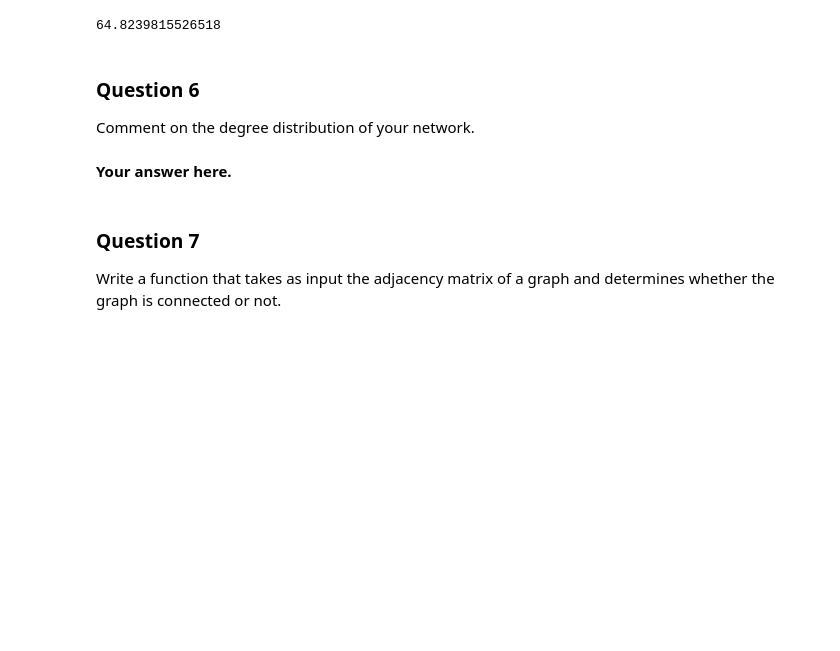
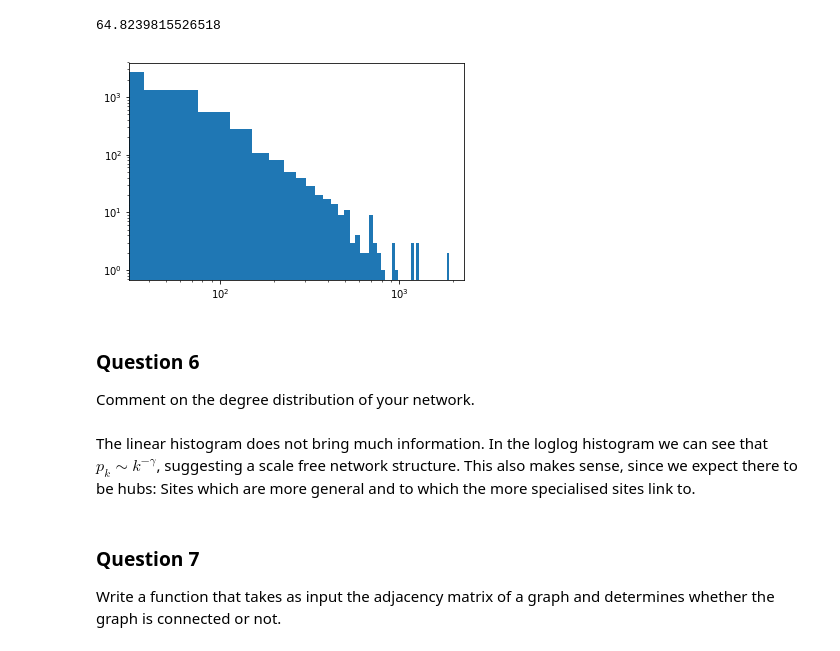
Before and after one commit to mattminder/ntds_24, a Jupyter notebook: Milestone_1/1_network_properties.ipynb, the cells around one changed output. Drawn from its saved outputs; the diff is of its cells as text; code cells hidden in the pictures; blank space fills up the shorter version.

```diff
--- a/Milestone_1/1_network_properties.ipynb
+++ b/Milestone_1/1_network_properties.ipynb
@@ -202,12 +202,20 @@ What is the average degree?
 np.average(degree)
 # %% [output]
 64.8239815526518
+# %%
+# LogLog histogram
+
+plt.hist(degree, log=True, bins=50)
+plt.xscale("log")
+plt.show()
+# %% [output]
+[figure, added]
 # %% [markdown]
 ### Question 6
 
 Comment on the degree distribution of your network.
-# %% [markdown]
-**Your answer here.**
+# %% [markdown]
+The linear histogram does not bring much information. In the loglog histogram we can see that $p_k \sim k^{-\gamma}$, suggesting a scale free network structure. This also makes sense, since we expect there to be hubs: Sites which are more general and to which the more specialised sites link to.
 # %% [markdown]
 ### Question 7
 
```
